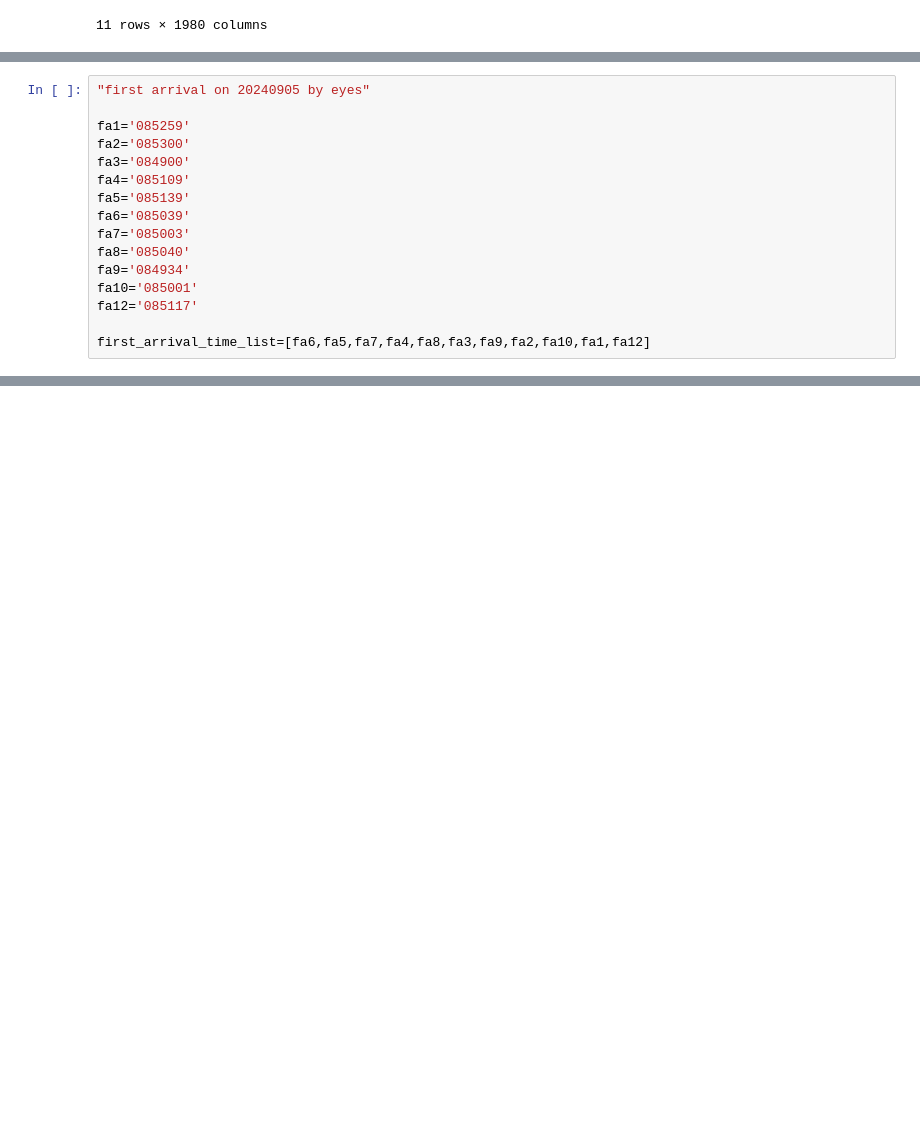
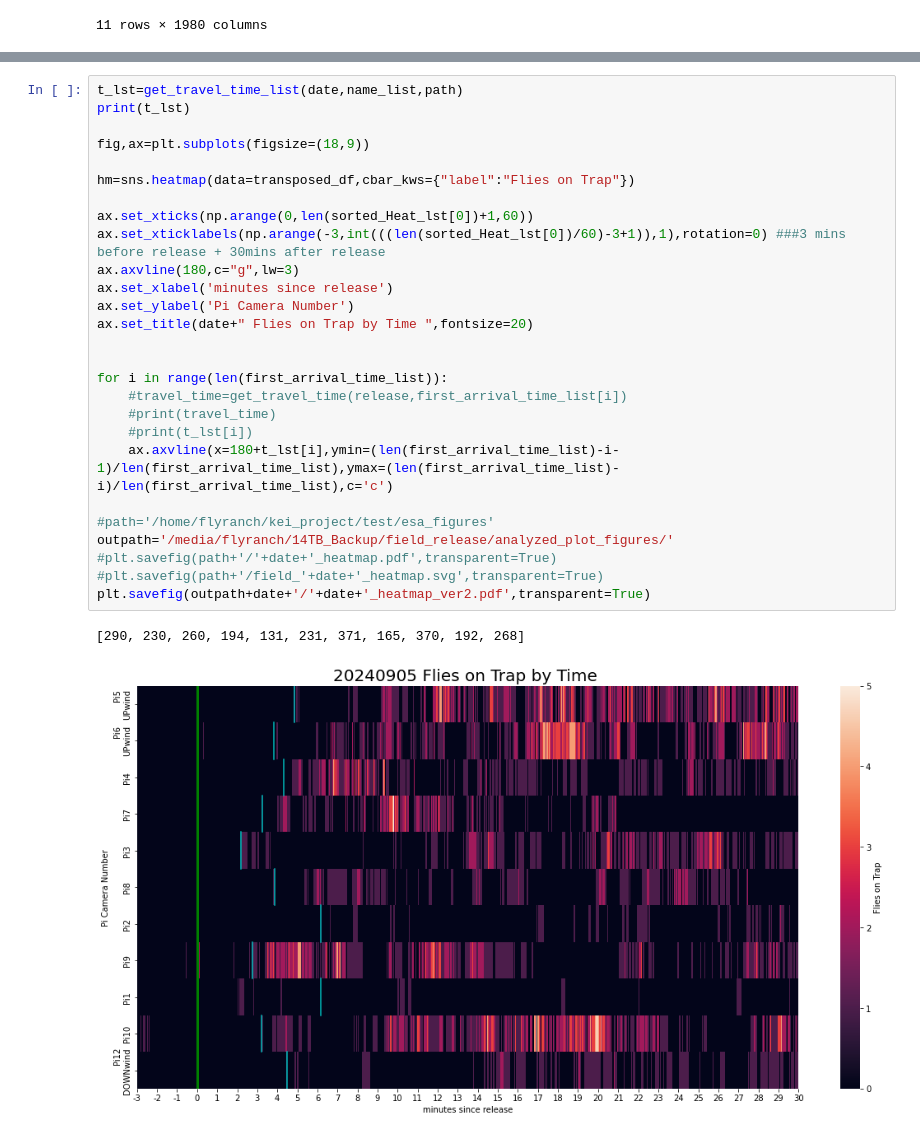
Before and after one commit to symmetricK/fly_research_project, a Jupyter notebook: new_field_release_analysis.ipynb, the cells around one changed output, grey strips where cells are left out. Cells and saved outputs as stored; diff of their text form; blank space fills up the shorter version.

```diff
--- a/new_field_release_analysis.ipynb
+++ b/new_field_release_analysis.ipynb
@@ -2084,18 +2351,2 @@ transposed_df
 | Pi12\nDOWNwind | 0.0 | 0.0 | 0.0 | 0.0 | 0.0 | 0.0 | 0.0 | 0.0 | 0.0 | 0.0 | ... | ... |
 11 rows × 1980 columns
-# %%
-"first arrival on 20240905 by eyes"
-
-fa1='085259'
-fa2='085300'
-fa3='084900'
-fa4='085109'
-fa5='085139'
-fa6='085039'
-fa7='085003'
-fa8='085040'
-fa9='084934'
-fa10='085001'
-fa12='085117'
-
-first_arrival_time_list=[fa6,fa5,fa7,fa4,fa8,fa3,fa9,fa2,fa10,fa1,fa12]
@@ -2145,0 +2456,30 @@ plt.savefig(path+date+'/'+date+'_new_heatmap.pdf',transparent=True)
+# %%
+t_lst=get_travel_time_list(date,name_list,path)
+print(t_lst)
+
+fig,ax=plt.subplots(figsize=(18,9))
+
+hm=sns.heatmap(data=transposed_df,cbar_kws={"label":"Flies on Trap"})
+
+ax.set_xticks(np.arange(0,len(sorted_Heat_lst[0])+1,60))
+ax.set_xticklabels(np.arange(-3,int(((len(sorted_Heat_lst[0])/60)-3+1)),1),rotation=0) ###3 mins before release + 30mins after release
+ax.axvline(180,c="g",lw=3)
+ax.set_xlabel('minutes since release')
+ax.set_ylabel('Pi Camera Number')
+ax.set_title(date+" Flies on Trap by Time ",fontsize=20)
+
+
+for i in range(len(first_arrival_time_list)):
+    #travel_time=get_travel_time(release,first_arrival_time_list[i])
+    #print(travel_time)
+    #print(t_lst[i])
+    ax.axvline(x=180+t_lst[i],ymin=(len(first_arrival_time_list)-i-1)/len(first_arrival_time_list),ymax=(len(first_arrival_time_list)-i)/len(first_arrival_time_list),c='c')
+
+#path='/home/flyranch/kei_project/test/esa_figures'
+outpath='/media/flyranch/14TB_Backup/field_release/analyzed_plot_figures/'
+#plt.savefig(path+'/'+date+'_heatmap.pdf',transparent=True)
+#plt.savefig(path+'/field_'+date+'_heatmap.svg',transparent=True)
+plt.savefig(outpath+date+'/'+date+'_heatmap_ver2.pdf',transparent=True)
+# %% [output]
+[290, 230, 260, 194, 131, 231, 371, 165, 370, 192, 268]
+[figure, added]
```
Also changed, not shown: parts of 7 cells of this notebook.
